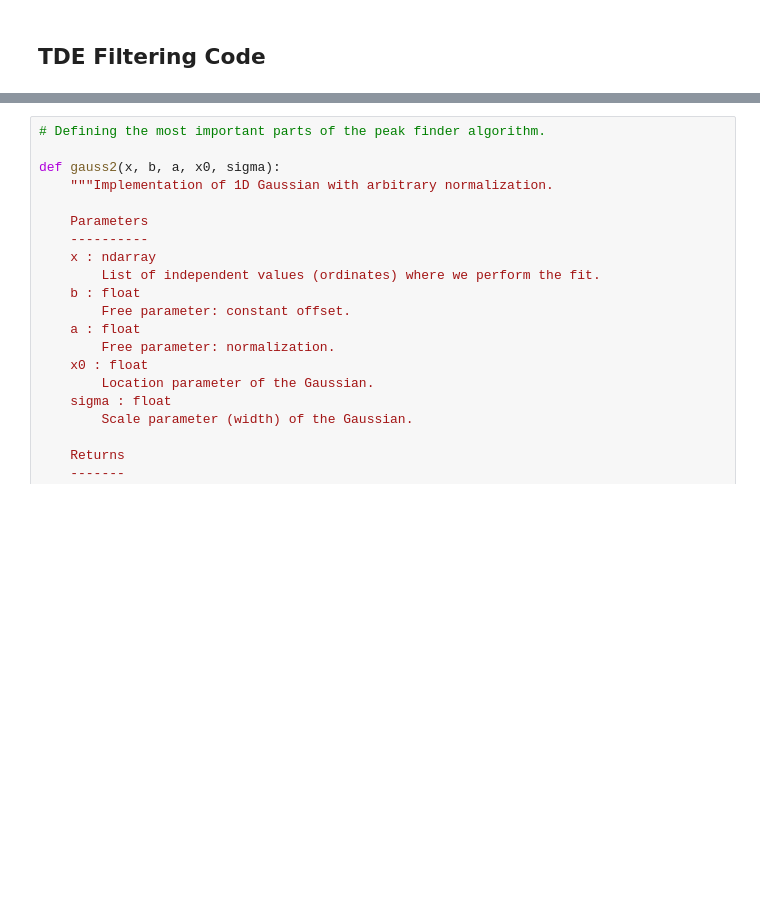
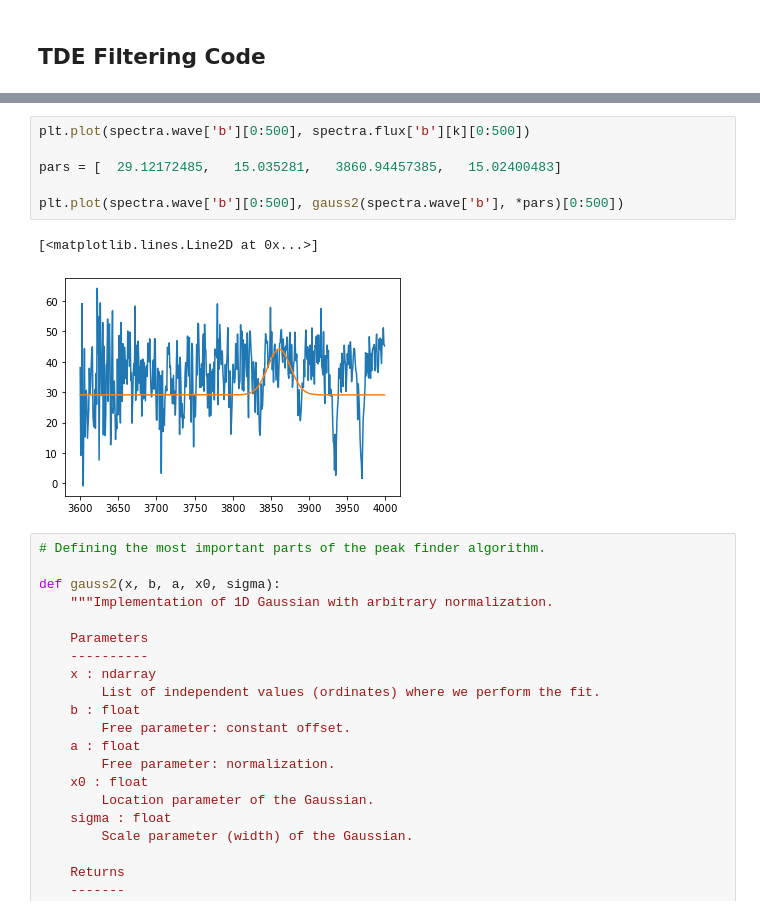
Before and after one commit to laruege/TDE-Finder, a Jupyter notebook: TDEfinder.ipynb, the cells around one changed output, grey strips where cells are left out. Drawn from its saved outputs; the diff is of its cells as text; blank space fills up the shorter version.

```diff
--- a/TDEfinder.ipynb
+++ b/TDEfinder.ipynb
@@ -159,4 +195,13 @@ tdefilt.is_tde(spectra.wave['b'], spectra.flux['b'][k])
 True
+# %%
+plt.plot(spectra.wave['b'][0:500], spectra.flux['b'][k][0:500])
+
+pars = [  29.12172485,   15.035281,   3860.94457385,   15.02400483]
+
+plt.plot(spectra.wave['b'][0:500], gauss2(spectra.wave['b'], *pars)[0:500])
+# %% [output]
+[<matplotlib.lines.Line2D at 0x...>]
+[figure, added]
 # %%
 # Defining the most important parts of the peak finder algorithm.
 
```
Also changed, not shown: parts of 2 cells of this notebook.
